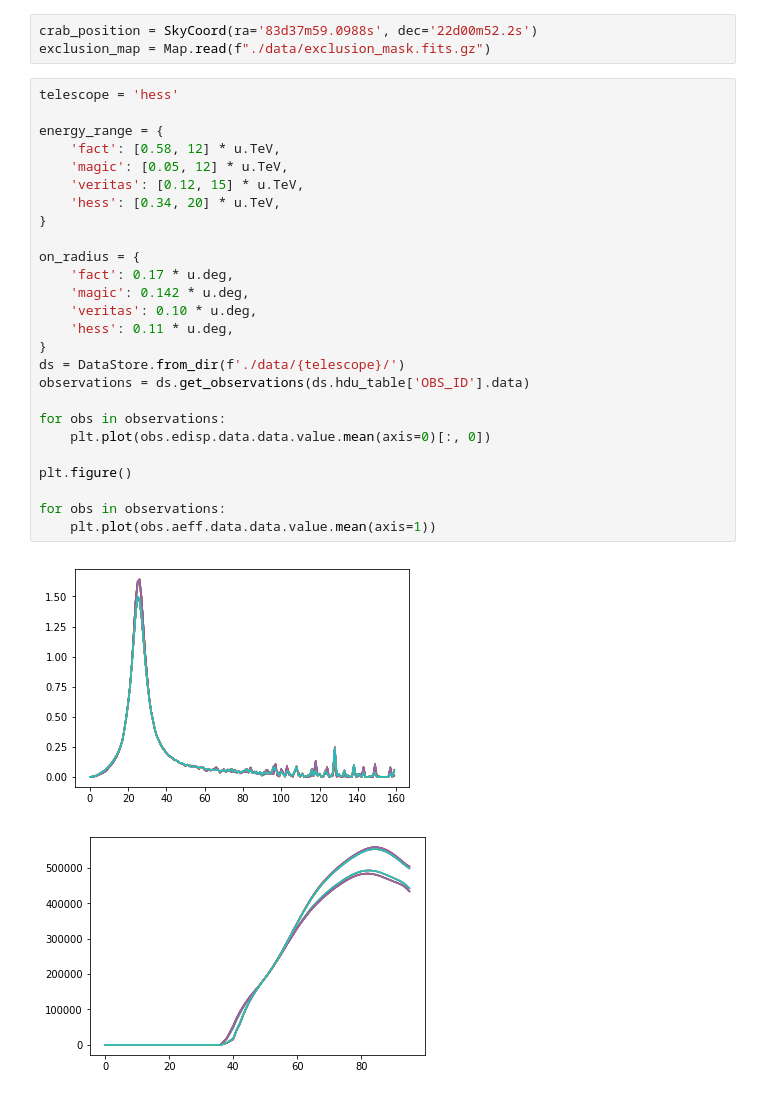
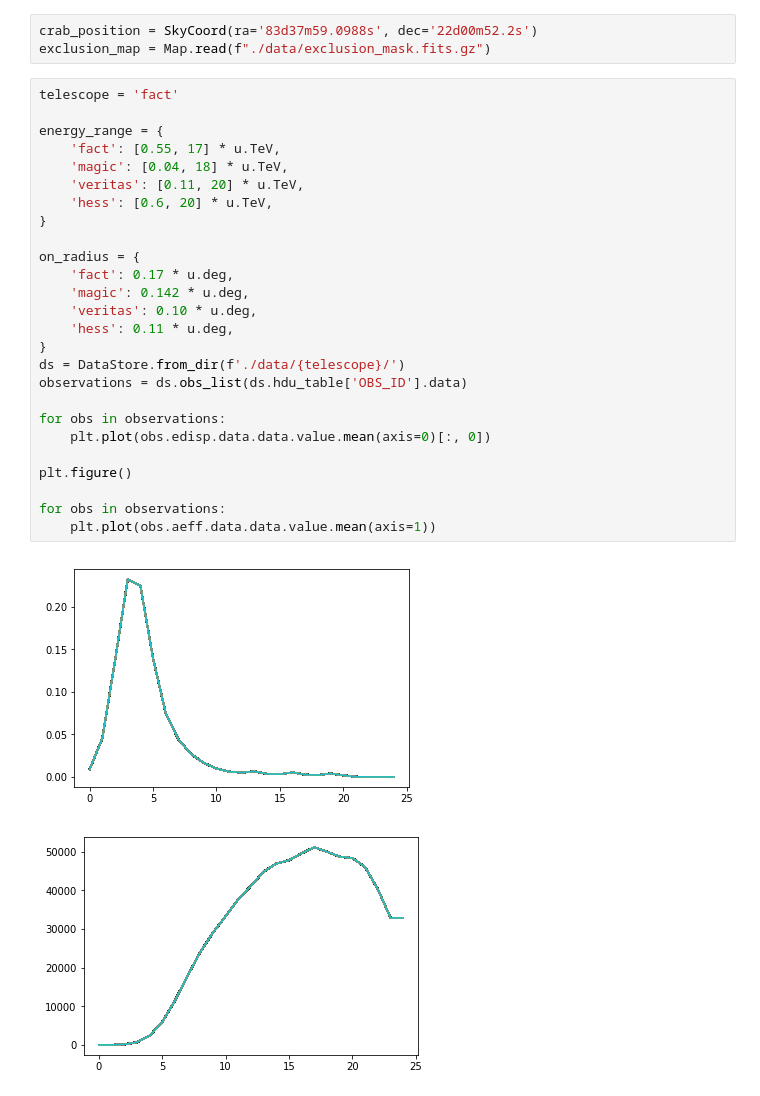
Before and after one commit to tudo-astroparticlephysics/ll_experiments, a Jupyter notebook: pymc_unfold.ipynb, the cells around one changed output. Drawn from its saved outputs; the diff is of its cells as text.

```diff
--- a/pymc_unfold.ipynb
+++ b/pymc_unfold.ipynb
@@ -43,34 +43,34 @@ gammapy.__version__
 crab_position = SkyCoord(ra='83d37m59.0988s', dec='22d00m52.2s')
 exclusion_map = Map.read(f"./data/exclusion_mask.fits.gz")
 # %%
-telescope = 'hess'
+telescope = 'fact'
 
 energy_range = {
-    'fact': [0.58, 12] * u.TeV,
-    'magic': [0.05, 12] * u.TeV,
-    'veritas': [0.12, 15] * u.TeV,
-    'hess': [0.34, 20] * u.TeV,
+    'fact': [0.55, 17] * u.TeV,
+    'magic': [0.04, 18] * u.TeV,
+    'veritas': [0.11, 20] * u.TeV,
+    'hess': [0.6, 20] * u.TeV,
 }
 
 on_radius = {
     'fact': 0.17 * u.deg,
     'magic': 0.142 * u.deg,
     'veritas': 0.10 * u.deg,
     'hess': 0.11 * u.deg,
 }
 ds = DataStore.from_dir(f'./data/{telescope}/')
-observations = ds.get_observations(ds.hdu_table['OBS_ID'].data)
+observations = ds.obs_list(ds.hdu_table['OBS_ID'].data)
 
 for obs in observations:
     plt.plot(obs.edisp.data.data.value.mean(axis=0)[:, 0])
 
 plt.figure()
 
 for obs in observations:
     plt.plot(obs.aeff.data.data.value.mean(axis=1))
 # %% [output]
-[figure, old version]
+[figure, new version]
-[figure, old version]
+[figure, new version]
 # %%
 # fit_range = [0.6, 30] * u.TeV
 fit_range = energy_range[telescope]
```
Also changed, not shown: parts of 22 cells of this notebook, 3 other files.
